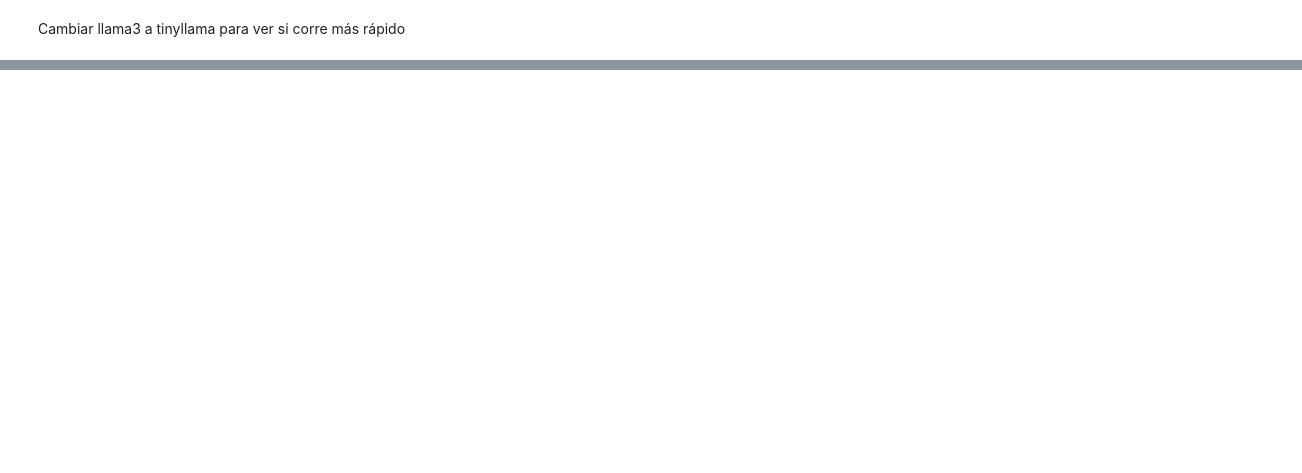
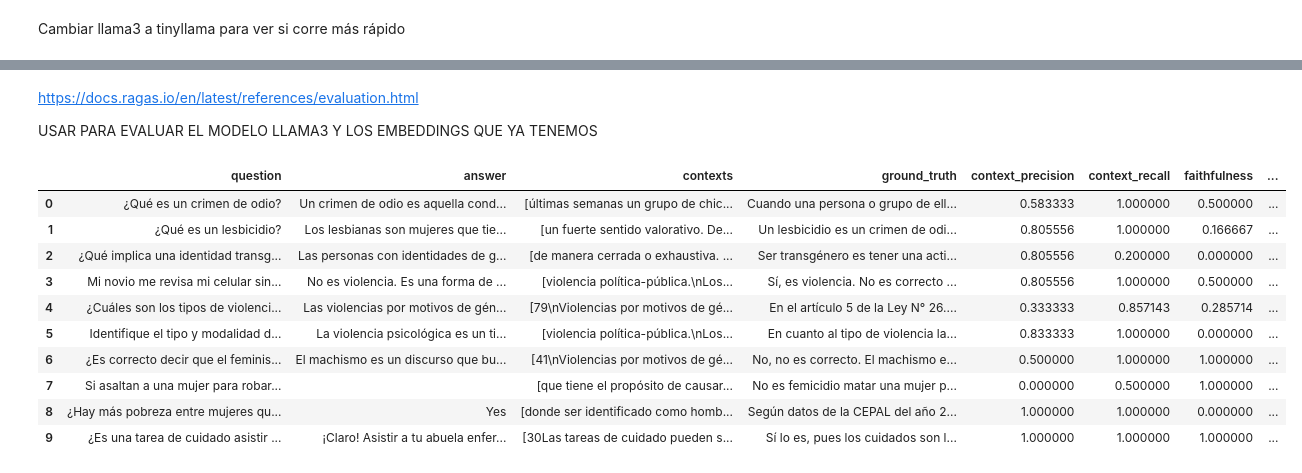
Before and after one commit to anadiedrichs/TP-LLMs, a Jupyter notebook: TP_LLMs_.ipynb, the cells around one changed output, grey strips where cells are left out. Drawn from its saved outputs; the diff is of its cells as text; code cells hidden in the pictures; blank space fills up the shorter version.

```diff
--- a/TP_LLMs_.ipynb
+++ b/TP_LLMs_.ipynb
@@ -488,0 +552,2 @@ Fuentes: ['violencia.pdf:39:0', 'violencia.pdf:80:0', 'perspectiva.pdf:26:2', 'v
+# %%
+retriever = db.as_retriever()
@@ -488,0 +599,12 @@ Fuentes: ['violencia.pdf:39:0', 'violencia.pdf:80:0', 'perspectiva.pdf:26:2', 'v
+# %%
+
+# Preparing the dataset
+data = {
+    "question": questions,
+    "answer": answers,
+    "contexts": contexts,
+    "ground_truth": ground_truth
+}
+
+# Convert dict to dataset
+dataset = Dataset.from_dict(data)
@@ -488,0 +638,45 @@ Fuentes: ['violencia.pdf:39:0', 'violencia.pdf:80:0', 'perspectiva.pdf:26:2', 'v
+# %% [markdown]
+https://docs.ragas.io/en/latest/references/evaluation.html
+
+USAR PARA EVALUAR EL MODELO LLAMA3 Y LOS EMBEDDINGS QUE YA TENEMOS
+# %%
+from langchain_core.language_models import BaseLanguageModel
+from langchain_core.embeddings import Embeddings
+
+super_llama = Ollama(model = "llama3")
+# %%
+from ragas import evaluate
+from ragas.metrics import (
+    faithfulness,
+    answer_relevancy,
+    context_recall,
+    context_precision,
+)
+
+result = evaluate(
+    dataset=dataset,
+    metrics=[
+        context_precision,
+        context_recall,
+        faithfulness,
+        answer_relevancy,
+    ],
+    llm=super_llama,
+    embeddings=get_embedding_function()
+)
+
+df = result.to_pandas()
+# %%
+df
+# %% [output]
+|  | question | answer | contexts | ground_truth | context_precision | context_recall | faithfulness | ... |
+| 0 | ¿Qué es un crimen de odio? | Un crimen de odio es aquella cond... | [últimas semanas un grupo de chic... | Cuando una persona o grupo de ell... | 0.583333 | 1.000000 | 0.500000 | ... |
+| 1 | ¿Qué es un lesbicidio? | Los lesbianas son mujeres que tie... | [un fuerte sentido valorativo. De... | Un lesbicidio es un crimen de odi... | 0.805556 | 1.000000 | 0.166667 | ... |
+| 2 | ¿Qué implica una identidad transg... | Las personas con identidades de g... | [de manera cerrada o exhaustiva. ... | Ser transgénero es tener una acti... | 0.805556 | 0.200000 | 0.000000 | ... |
+| 3 | Mi novio me revisa mi celular sin... | No es violencia. Es una forma de ... | [violencia política-pública.\nLos... | Sí, es violencia. No es correcto ... | 0.805556 | 1.000000 | 0.500000 | ... |
+| 4 | ¿Cuáles son los tipos de violenci... | Las violencias por motivos de gén... | [79\nViolencias por motivos de gé... | En el artículo 5 de la Ley N° 26.... | 0.333333 | 0.857143 | 0.285714 | ... |
+| 5 | Identifique el tipo y modalidad d... | La violencia psicológica es un ti... | [violencia política-pública.\nLos... | En cuanto al tipo de violencia la... | 0.833333 | 1.000000 | 0.000000 | ... |
+| 6 | ¿Es correcto decir que el feminis... | El machismo es un discurso que bu... | [41\nViolencias por motivos de gé... | No, no es correcto. El machismo e... | 0.500000 | 1.000000 | 1.000000 | ... |
+| 7 | Si asaltan a una mujer para robar... |  | [que tiene el propósito de causar... | No es femicidio matar una mujer p... | 0.000000 | 0.500000 | 1.000000 | ... |
+| 8 | ¿Hay más pobreza entre mujeres qu... | Yes | [donde ser identificado como homb... | Según datos de la CEPAL del año 2... | 1.000000 | 1.000000 | 0.000000 | ... |
+| 9 | ¿Es una tarea de cuidado asistir ... | ¡Claro! Asistir a tu abuela enfer... | [30Las tareas de cuidado pueden s... | Sí lo es, pues los cuidados son l... | 1.000000 | 1.000000 | 1.000000 | ... |
```
Also changed, not shown: parts of 40 cells of this notebook.
